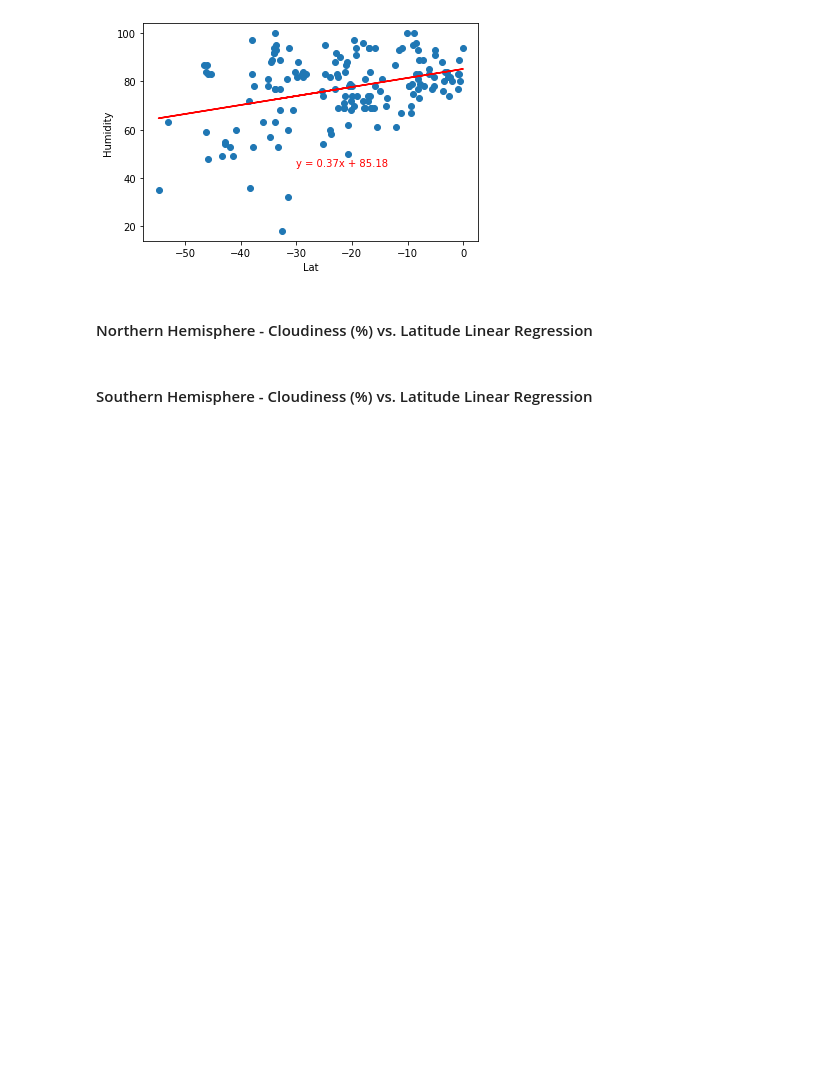
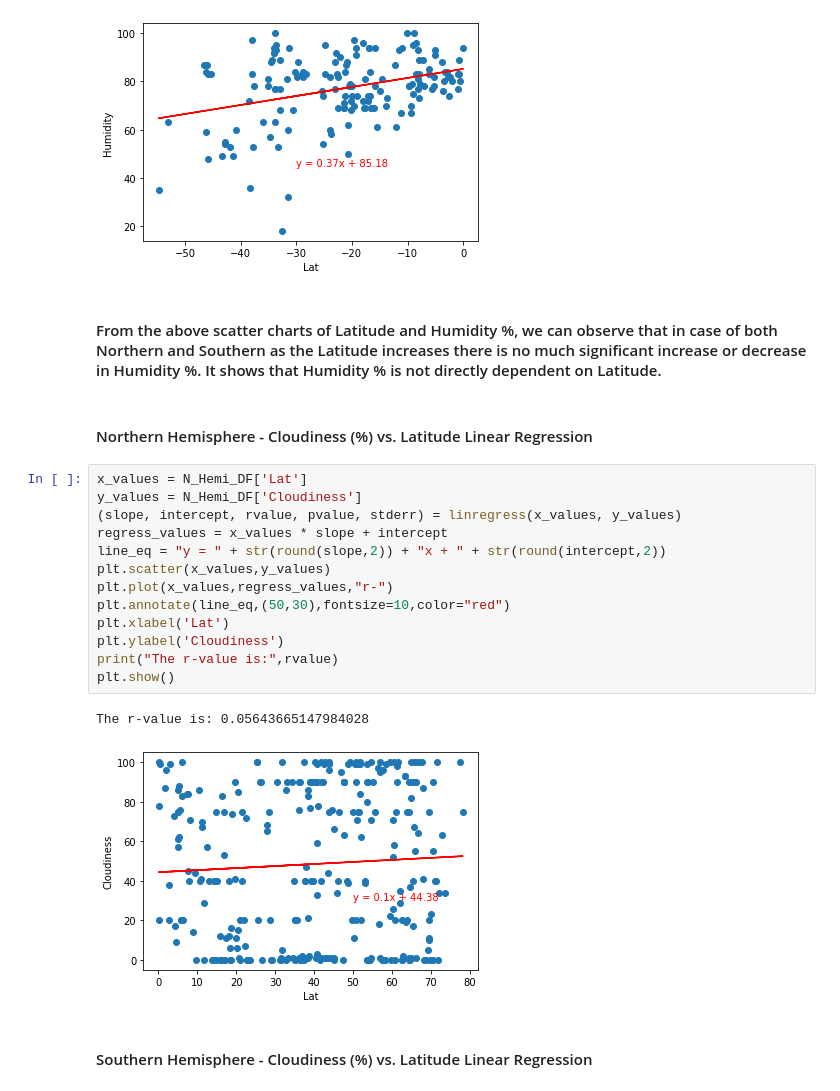
Before and after one commit to ronaldbmz/python-api-challenge, a Jupyter notebook: WeatherPy/WeatherPy.ipynb, the cells around one changed output. Drawn from its saved outputs; the diff is of its cells as text; blank space fills up the shorter version.

```diff
--- a/WeatherPy/WeatherPy.ipynb
+++ b/WeatherPy/WeatherPy.ipynb
@@ -328,7 +328,25 @@ plt.show()
 # %% [output]
 The r-value is: 0.3433256261332504
 [figure]
+# %% [markdown]
+#### From the above scatter charts of Latitude and Humidity %, we can observe that in case of both Northern and Southern as the Latitude increases there is no much significant increase or decrease in Humidity %. It shows that Humidity % is not directly dependent on Latitude.
 # %% [markdown]
 ####  Northern Hemisphere - Cloudiness (%) vs. Latitude Linear Regression
+# %%
+x_values = N_Hemi_DF['Lat']
+y_values = N_Hemi_DF['Cloudiness']
+(slope, intercept, rvalue, pvalue, stderr) = linregress(x_values, y_values)
+regress_values = x_values * slope + intercept
+line_eq = "y = " + str(round(slope,2)) + "x + " + str(round(intercept,2))
+plt.scatter(x_values,y_values)
+plt.plot(x_values,regress_values,"r-")
+plt.annotate(line_eq,(50,30),fontsize=10,color="red")
+plt.xlabel('Lat')
+plt.ylabel('Cloudiness')
+print("The r-value is:",rvalue)
+plt.show()
+# %% [output]
+The r-value is: 0.05643665147984028
+[figure, added]
 # %% [markdown]
 ####  Southern Hemisphere - Cloudiness (%) vs. Latitude Linear Regression
```
Also changed, not shown: parts of 5 cells of this notebook.
